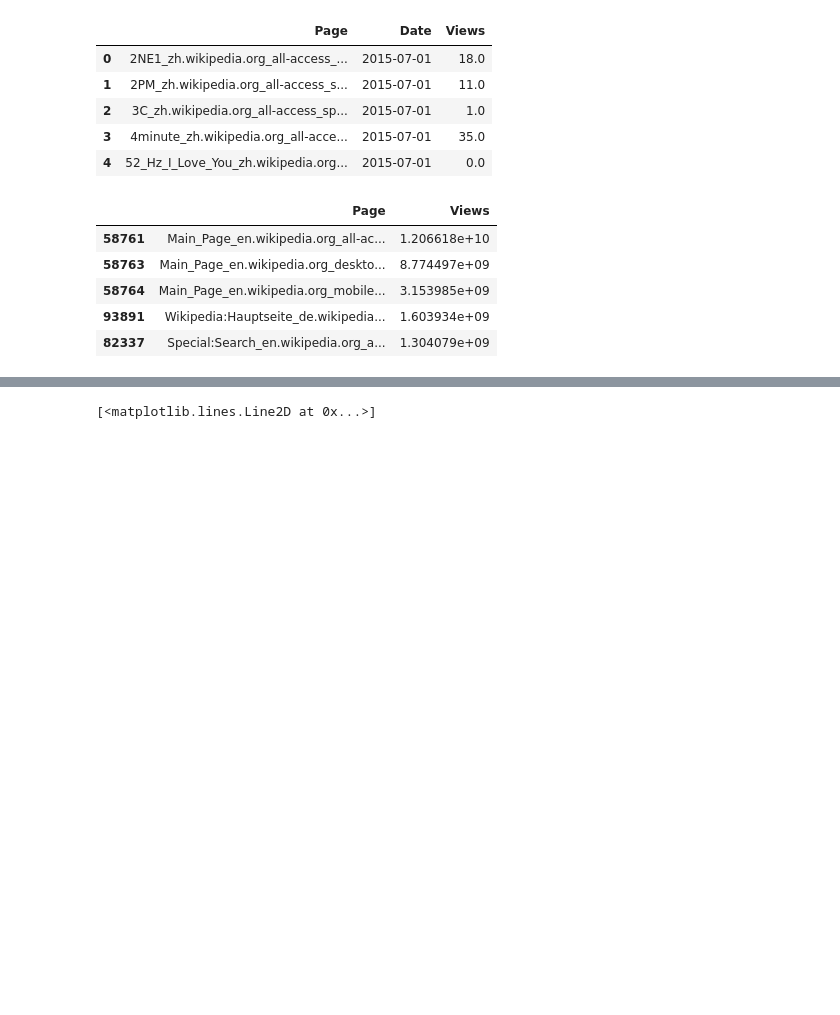
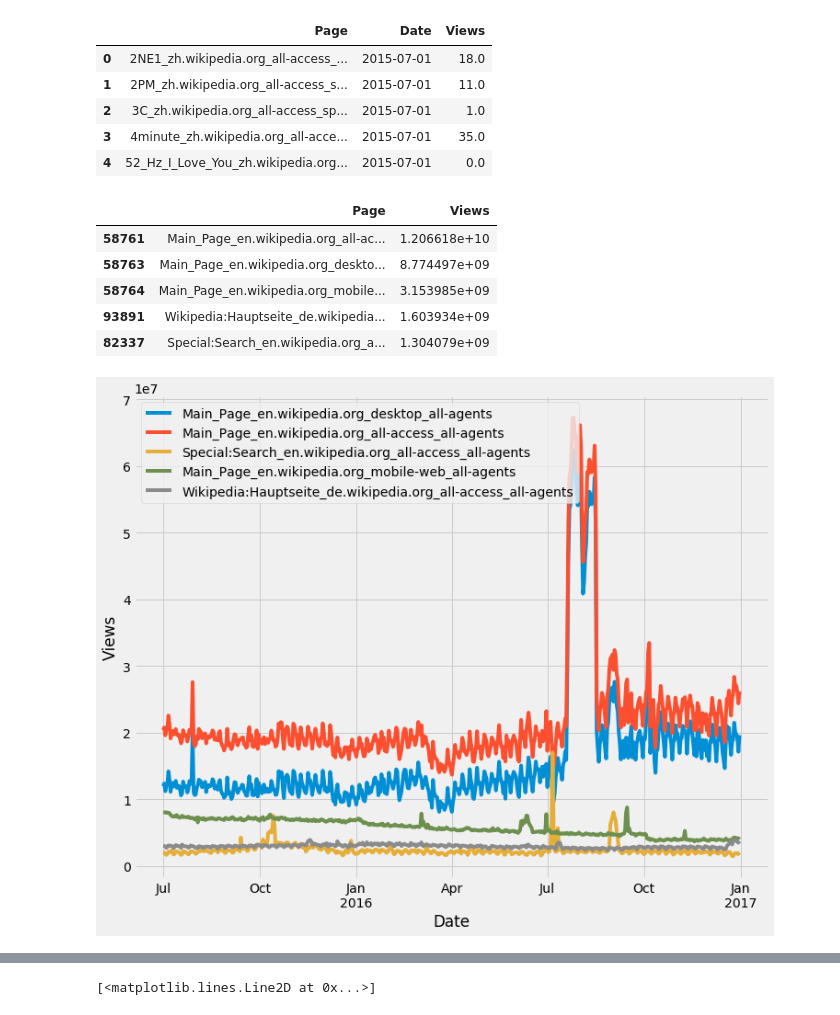
Before and after one commit to Subikshaa/Time-Series-Forecasting-on-Web-Traffic-Dataset, a Jupyter notebook: forecast.ipynb, the cells around one changed output, grey strips where cells are left out. Saved outputs shown, nothing was run; the diff lists cells and outputs as text; code cells hidden in the pictures; blank space fills up the shorter version.

```diff
--- a/forecast.ipynb
+++ b/forecast.ipynb
@@ -47,3 +48,13 @@ top_pages.nlargest(5,'Views')
 | 58764 | Main_Page_en.wikipedia.org_mobile... | 3.153985e+09 |
 | 93891 | Wikipedia:Hauptseite_de.wikipedia... | 1.603934e+09 |
 | 82337 | Special:Search_en.wikipedia.org_a... | 1.304079e+09 |
+# %%
+top5_pages_df = df_reshaped[df_reshaped['Page'].isin(['Main_Page_en.wikipedia.org_all-access_all-agents','Main_Page_en.wikipedia.org_desktop_all-agents','Main_Page_en.wikipedia.org_mobile-web_all-agents','Wikipedia:Hauptseite_de.wikipedia.org_all-access_all-agents','Special:Search_en.wikipedia.org_all-access_all-agents'])]
+# %%
+for i in list(top5_pages_df.Page.unique())[:5]:
+    ax = top5_pages_df.loc[top5_pages_df.Page == i,:].Views.plot(label=i)
+ax.set_ylabel('Views')
+plt.legend(loc='upper left')
+plt.show()
+# %% [output]
+[figure, added]
```
Also changed, not shown: parts of 3 cells of this notebook.
